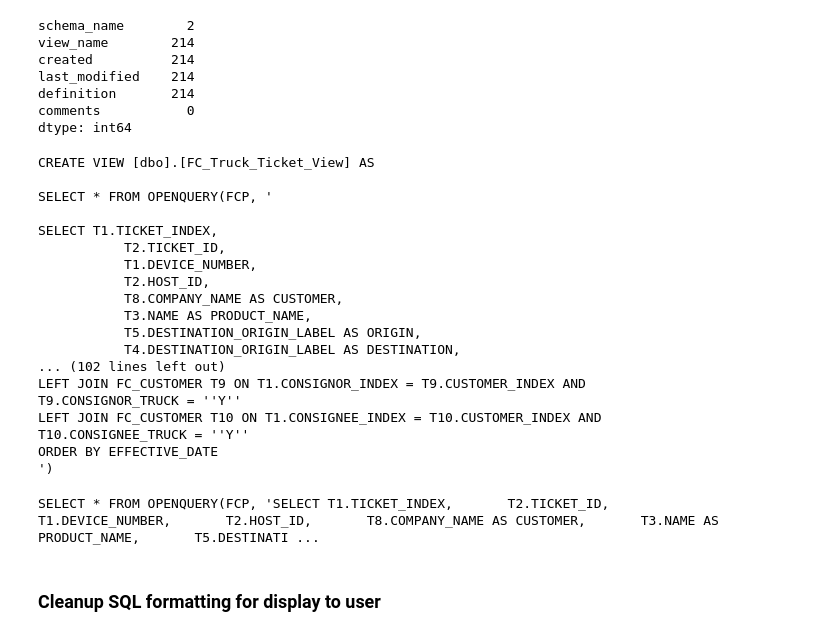
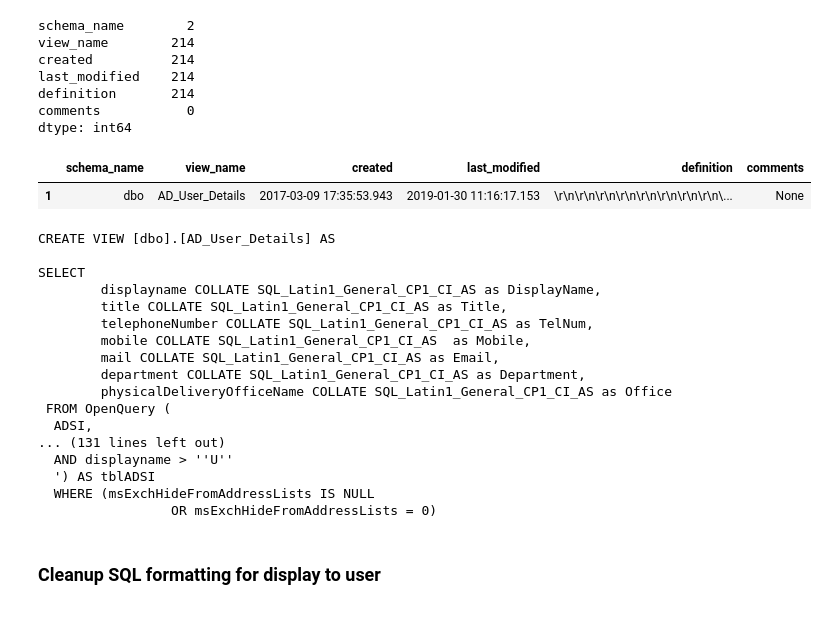
Before and after one commit to cbieberstein/sql_dep, a Jupyter notebook: notebook.ipynb, the cells around one changed output. Drawn from its saved outputs; the diff is of its cells as text; code cells hidden in the pictures.

```diff
--- a/notebook.ipynb
+++ b/notebook.ipynb
@@ -93,36 +102,34 @@ last_modified    214
 definition       214
 comments           0
 dtype: int64
+# %%
+myview = view_def.loc[ view_def['view_name'] == 'AD_User_Details' ]
+myview
+# %% [output]
+|  | schema_name | view_name | created | last_modified | definition | comments |
+| 1 | dbo | AD_User_Details | 2017-03-09 17:35:53.943 | 2019-01-30 11:16:17.153 | \r\n\r\n\r\n\r\n\r\n\r\n\r\n\r\n\... | None |
 # %%
 # Get 1 definition to play with
-defn = view_def['definition'][99]
+defn = list(myview['definition'])[0]
 print(defn)
 # %% [output]
-CREATE VIEW [dbo].[FC_Truck_Ticket_View] AS
+CREATE VIEW [dbo].[AD_User_Details] AS
 
-SELECT * FROM OPENQUERY(FCP, '
-
-SELECT T1.TICKET_INDEX,
-           T2.TICKET_ID,
-           T1.DEVICE_NUMBER,
-           T2.HOST_ID,
-           T8.COMPANY_NAME AS CUSTOMER,
-           T3.NAME AS PRODUCT_NAME,
-           T5.DESTINATION_ORIGIN_LABEL AS ORIGIN,
-           T4.DESTINATION_ORIGIN_LABEL AS DESTINATION,
-... (102 lines left out)
-LEFT JOIN FC_CUSTOMER T9 ON T1.CONSIGNOR_INDEX = T9.CUSTOMER_INDEX AND T9.CONSIGNOR_TRUCK = ''Y''
-LEFT JOIN FC_CUSTOMER T10 ON T1.CONSIGNEE_INDEX = T10.CUSTOMER_INDEX AND T10.CONSIGNEE_TRUCK = ''Y''
-ORDER BY EFFECTIVE_DATE
-')
+SELECT
+        displayname COLLATE SQL_Latin1_General_CP1_CI_AS as DisplayName,
+        title COLLATE SQL_Latin1_General_CP1_CI_AS as Title,
+        telephoneNumber COLLATE SQL_Latin1_General_CP1_CI_AS as TelNum,
+        mobile COLLATE SQL_Latin1_General_CP1_CI_AS  as Mobile,
+        mail COLLATE SQL_Latin1_General_CP1_CI_AS as Email,
+        department COLLATE SQL_Latin1_General_CP1_CI_AS as Department,
+        physicalDeliveryOfficeName COLLATE SQL_Latin1_General_CP1_CI_AS as Office
+ FROM OpenQuery (
+  ADSI,
+... (131 lines left out)
+  AND displayname > ''U''
+  ') AS tblADSI
+  WHERE (msExchHideFromAddressLists IS NULL
+                 OR msExchHideFromAddressLists = 0)
-# %%
-#  defn.replace("CREATE VIEW _anything_ AS","")
-new_defn = re.sub("CREATE VIEW (.*) AS", "", defn)
-# Remove [ ]  from query text
-new_defn = new_defn.replace("[","").replace("]","").replace("\r","").replace("\n","").replace("\t","    ")
-print(new_defn)
-# %% [output]
-SELECT * FROM OPENQUERY(FCP, 'SELECT T1.TICKET_INDEX,       T2.TICKET_ID,       T1.DEVICE_NUMBER,       T2.HOST_ID,       T8.COMPANY_NAME AS CUSTOMER,       T3.NAME AS PRODUCT_NAME,       T5.DESTINATI ...
 # %% [markdown]
 ### Cleanup SQL formatting for display to user
 # %%
```
Also changed, not shown: parts of 2 cells of this notebook, 1 other file.
